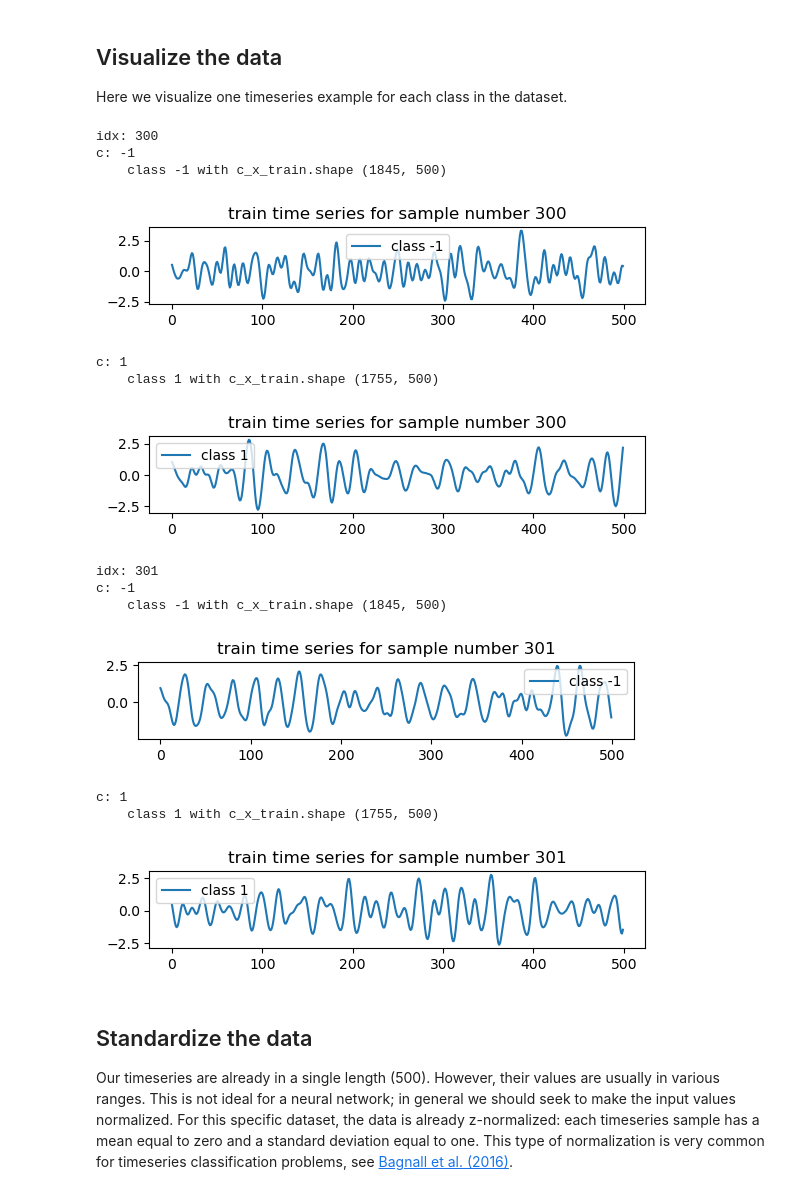
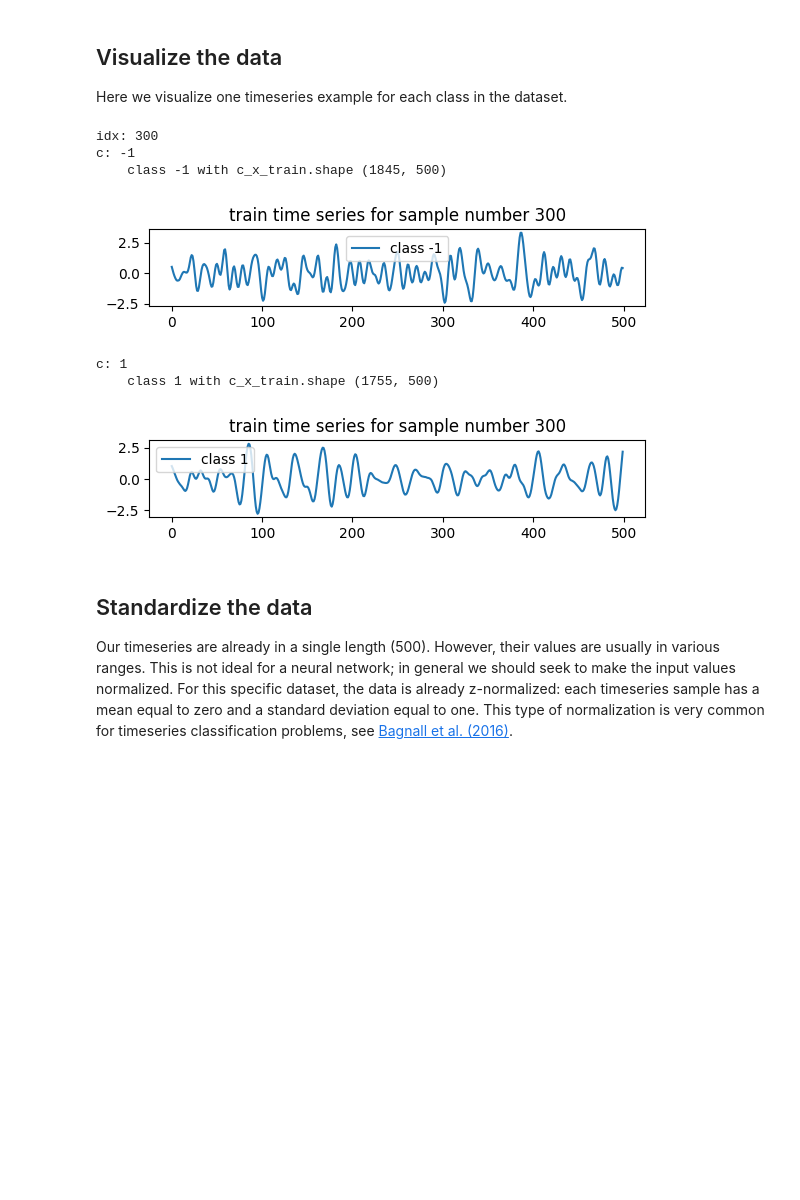
Before and after one commit to mxochicale/intro2transformers, a Jupyter notebook: notebooks/time-series-classification/timeseries_classification_from_scratch.ipynb, the cells around one changed output. Drawn from its saved outputs; the diff is of its cells as text; code cells hidden in the pictures; blank space fills up the shorter version.

```diff
--- a/notebooks/time-series-classification/timeseries_classification_from_scratch.ipynb
+++ b/notebooks/time-series-classification/timeseries_classification_from_scratch.ipynb
@@ -116,39 +112,32 @@ Here we visualize one timeseries example for each class in the dataset.
 # %%
 classes = np.unique(np.concatenate((y_train, y_test), axis=0))
 
 start_sample_numbers=300
-end_interval=2
+end_interval=1
 
 for idx in range(start_sample_numbers,start_sample_numbers+end_interval):
     print(f'idx: {idx}')
 
     for c in classes:
         print(f'c: {c}')
         # print(f'    y_train == c; {y_train == c}')
         c_x_train = x_train[y_train == c]
         print(f'    class {c} with c_x_train.shape {c_x_train.shape}')
         plt.figure().set_figheight(1)
         plt.plot(c_x_train[idx], label="class " + str(c))
         plt.legend(loc="best")
         plt.title(f'train time series for sample number {idx}')
         plt.show()
         plt.close()
     plt.close()
 # %% [output]
 idx: 300
 c: -1
     class -1 with c_x_train.shape (1845, 500)
-[figure, old version]
+[figure, new version]
 c: 1
     class 1 with c_x_train.shape (1755, 500)
-[figure, old version]
+[figure, new version]
-idx: 301
-c: -1
-    class -1 with c_x_train.shape (1845, 500)
-[figure, removed]
-c: 1
-    class 1 with c_x_train.shape (1755, 500)
-[figure, removed]
 # %% [markdown]
 ## Standardize the data
 
```
Also changed, not shown: parts of 6 cells of this notebook, 4 other files.
